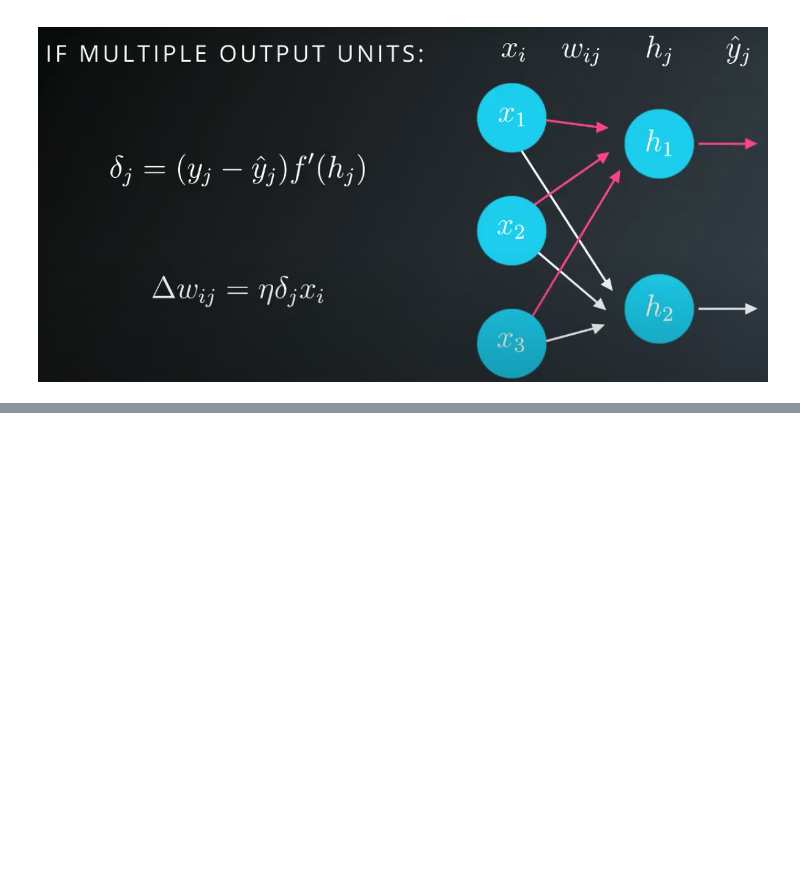
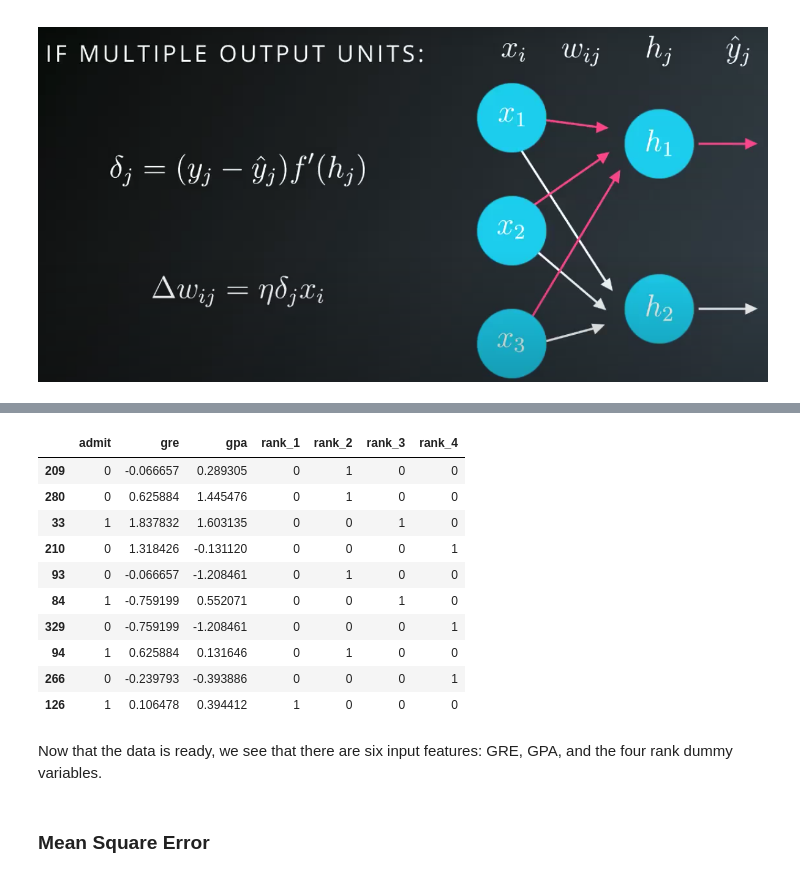
Before and after one commit to samuelkb/gColab, a Jupyter notebook: notebooks/Implementing gradient descent.ipynb, the cells around one changed output, grey strips where cells are left out. Saved outputs shown, nothing was run; the diff lists cells and outputs as text; code cells hidden in the pictures; blank space fills up the shorter version.

```diff
--- a/notebooks/Implementing gradient descent.ipynb
+++ b/notebooks/Implementing gradient descent.ipynb
@@ -249,0 +455,39 @@ The gradient descent step can be extended to a network with multiple outputs by
+# %%
+admissions = pd.read_csv('student_data.csv')
+
+# Make dummy variables for rank
+data = pd.concat([admissions, pd.get_dummies(admissions['rank'], prefix='rank')], axis=1)
+data = data.drop('rank', axis=1)
+
+# Standarize features
+for field in ['gre', 'gpa']:
+    mean, std = data[field].mean(), data[field].std()
+    data.loc[:,field] = (data[field]-mean)/std
+
+# Split off random 10% of the data for testing
+np.random.seed(42)
+sample = np.random.choice(data.index, size=int(len(data)*0.9), replace=False)
+data, test_data = data.iloc[sample], data.drop(sample)
+
+# Split into features and targets
+features, targets = data.drop('admit', axis=1), data['admit']
+features_test, targets_test = test_data.drop('admit', axis=1), test_data['admit']
+
+# Printing out the first 10 rows of our data
+data[:10]
+# %% [output]
+|  | admit | gre | gpa | rank_1 | rank_2 | rank_3 | rank_4 |
+| 209 | 0 | -0.066657 | 0.289305 | 0 | 1 | 0 | 0 |
+| 280 | 0 | 0.625884 | 1.445476 | 0 | 1 | 0 | 0 |
+| 33 | 1 | 1.837832 | 1.603135 | 0 | 0 | 1 | 0 |
+| 210 | 0 | 1.318426 | -0.131120 | 0 | 0 | 0 | 1 |
+| 93 | 0 | -0.066657 | -1.208461 | 0 | 1 | 0 | 0 |
+| 84 | 1 | -0.759199 | 0.552071 | 0 | 0 | 1 | 0 |
+| 329 | 0 | -0.759199 | -1.208461 | 0 | 0 | 0 | 1 |
+| 94 | 1 | 0.625884 | 0.131646 | 0 | 1 | 0 | 0 |
+| 266 | 0 | -0.239793 | -0.393886 | 0 | 0 | 0 | 1 |
+| 126 | 1 | 0.106478 | 0.394412 | 1 | 0 | 0 | 0 |
+# %% [markdown]
+Now that the data is ready, we see that there are six input features: GRE, GPA, and the four rank dummy variables.
+# %% [markdown]
+### Mean Square Error
```
Also changed, not shown: parts of 18 cells of this notebook, 1 other file.
